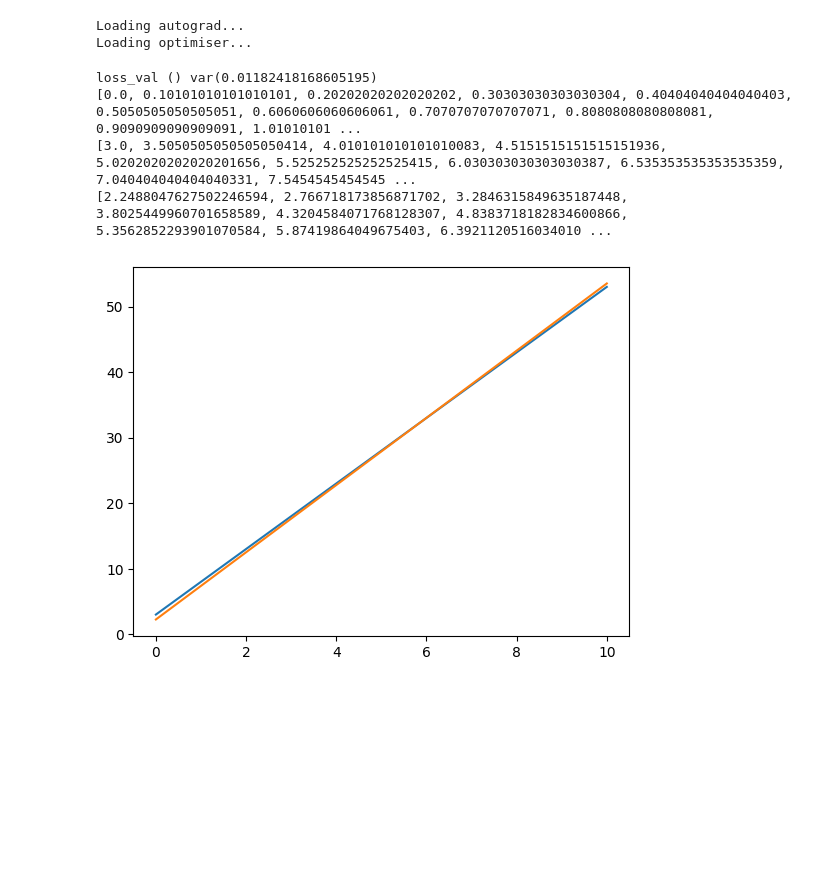
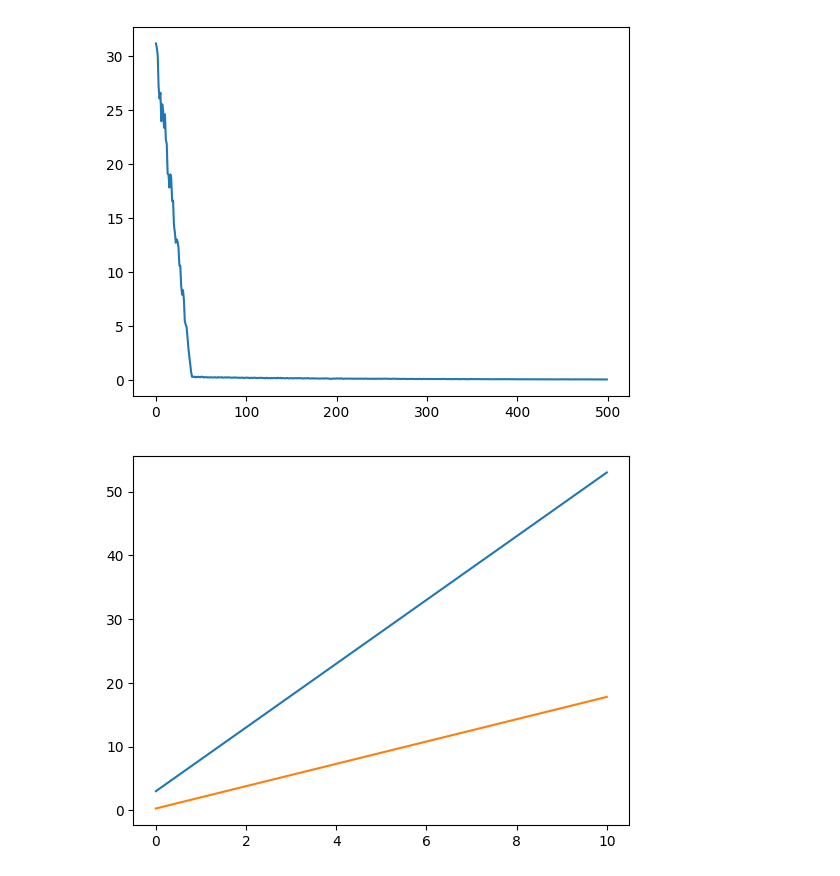
Before and after one commit to StanleyNeoh/minitorch, a Jupyter notebook: function-matching.ipynb, the cells around one changed output. Saved outputs shown, nothing was run; the diff lists cells and outputs as text; code cells hidden in the pictures; blank space fills up the shorter version.

```diff
--- a/function-matching.ipynb
+++ b/function-matching.ipynb
@@ -17,38 +17,36 @@ def f(x):
 
 # Training data
 def get_data():
-    x = V.uniform((1,1), 0.0, 10.0)
+    x = V.uniform((100,1), 0.0, 10.0)
     y = f(x)
     return x, y
 
 loss = L.huberloss
-optimiser = SGD(W1, b1, lr=0.01)
+optimiser = SGD(W1, b1)
+
+losses = []
-# %% [output]
-Loading autograd...
-Loading optimiser...
+# %%
+for e in range(500):
+    x, y = get_data()
+
+    y_pred = model(x)
+    loss_val = loss(y_pred, y, keepdims=False)
+    loss_val.backward()
+    optimiser.step()
+
+    losses.append(loss_val.item())
+
+plt.plot(losses)
+plt.show()
+# %% [output]
+[figure, added]
 # %%
-for e in range(100):
-    x, y = get_data()
-
-    y_pred = model(x)
-
-    loss_val = loss(y_pred, y, keepdims=False)
-    loss_val.backward()
-    optimiser.step()
-
-print("loss_val", loss_val.shape(), loss_val)
-
-# Plotting
 xs = [x for x in np.linspace(0.0, 10.0, 100)]
 ys = [f(V.of(x)).item() for x in xs]
 ys_pred = [model(V.of([x])).item() for x in xs]
 
 plt.plot(xs, ys, label='f(x)')
 plt.plot(xs, ys_pred, label='model(x)')
 plt.show()
 # %% [output]
-loss_val () var(0.01182418168605195)
-[0.0, 0.10101010101010101, 0.20202020202020202, 0.30303030303030304, 0.40404040404040403, 0.5050505050505051, 0.6060606060606061, 0.7070707070707071, 0.8080808080808081, 0.9090909090909091, 1.01010101 ...
-[3.0, 3.5050505050505050414, 4.010101010101010083, 4.5151515151515151936, 5.0202020202020201656, 5.525252525252525415, 6.030303030303030387, 6.535353535353535359, 7.040404040404040331, 7.5454545454545 ...
-[2.2488047627502246594, 2.766718173856871702, 3.2846315849635187448, 3.8025449960701658589, 4.3204584071768128307, 4.8383718182834600866, 5.3562852293901070584, 5.87419864049675403, 6.3921120516034010 ...
-[figure, old version]
+[figure, new version]
```
Also changed, not shown: 2 other files.
